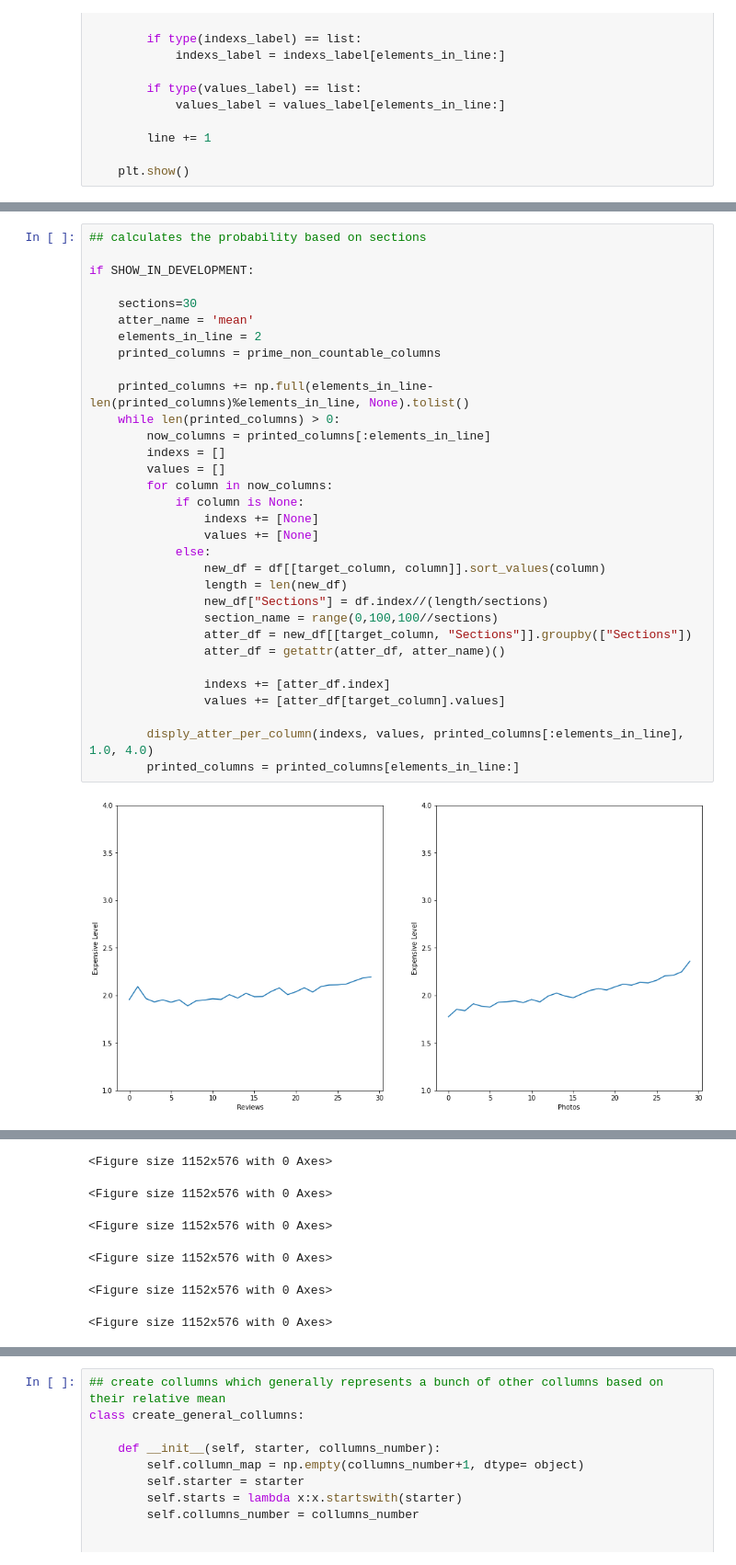
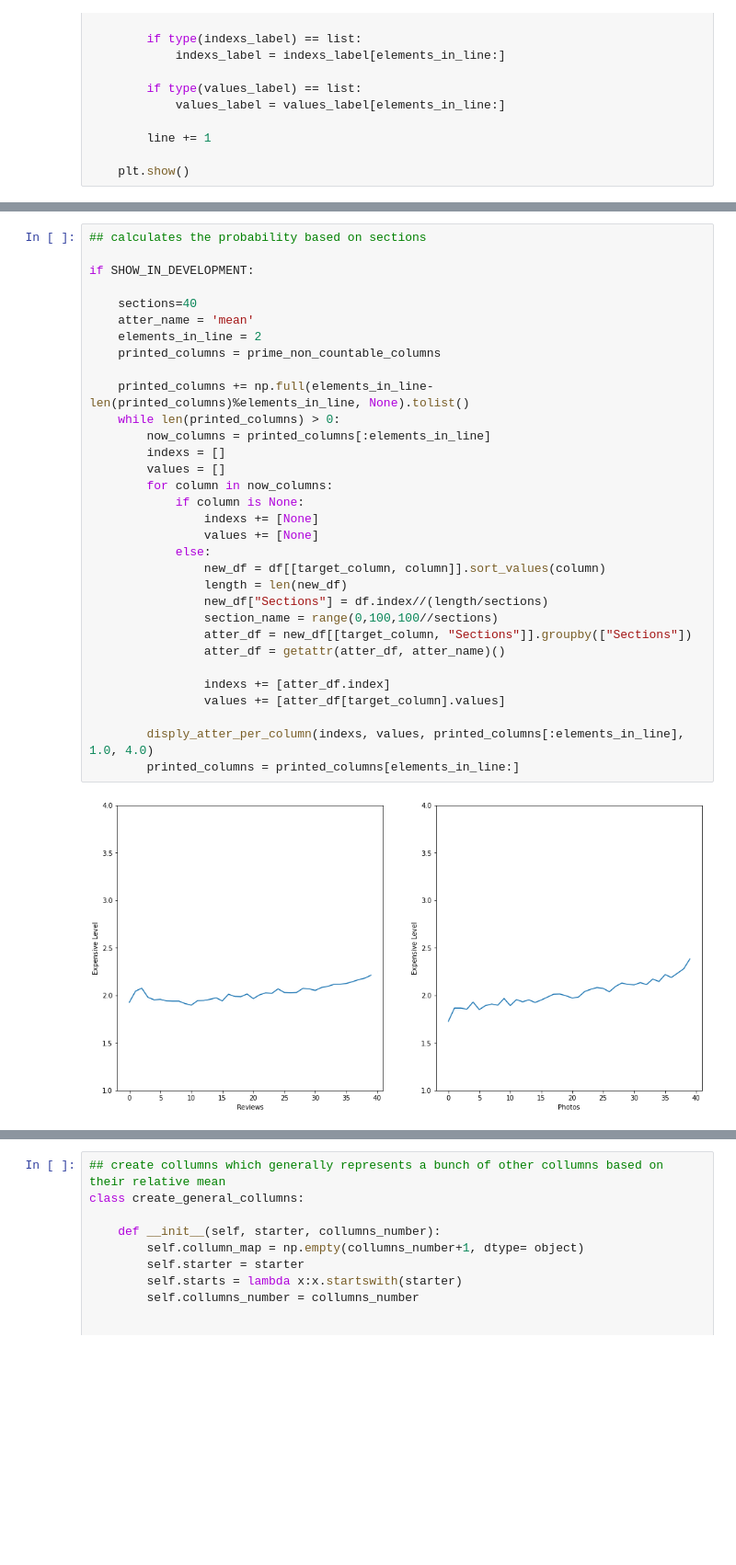
Before and after one commit to omer-priel/TheRootOfDataScience, a Jupyter notebook: notebooks/main_regression.ipynb, the cells around one changed output, grey strips where cells are left out. Shown at 92% size. Cells and saved outputs as stored; diff of their text form; blank space fills up the shorter version.

```diff
--- a/notebooks/main_regression.ipynb
+++ b/notebooks/main_regression.ipynb
@@ -247,32 +255,32 @@ if SHOW_IN_DEVELOPMENT:
 
 if SHOW_IN_DEVELOPMENT:
 
-    sections=30
+    sections=40
     atter_name = 'mean'
     elements_in_line = 2
     printed_columns = prime_non_countable_columns
 
     printed_columns += np.full(elements_in_line-len(printed_columns)%elements_in_line, None).tolist()
     while len(printed_columns) > 0:
         now_columns = printed_columns[:elements_in_line]
         indexs = []
         values = []
         for column in now_columns:
             if column is None:
                 indexs += [None]
                 values += [None]
             else:
                 new_df = df[[target_column, column]].sort_values(column)
                 length = len(new_df)
                 new_df["Sections"] = df.index//(length/sections)
                 section_name = range(0,100,100//sections)
                 atter_df = new_df[[target_column, "Sections"]].groupby(["Sections"])
                 atter_df = getattr(atter_df, atter_name)()
 
                 indexs += [atter_df.index]
                 values += [atter_df[target_column].values]
 
         disply_atter_per_column(indexs, values, printed_columns[:elements_in_line], 1.0, 4.0)
         printed_columns = printed_columns[elements_in_line:]
 # %% [output]
-[figure, old version]
+[figure, new version]
@@ -280,9 +288,3 @@ if SHOW_IN_DEVELOPMENT:
-<Figure size 1152x576 with 0 Axes>
-<Figure size 1152x576 with 0 Axes>
-<Figure size 1152x576 with 0 Axes>
-<Figure size 1152x576 with 0 Axes>
-<Figure size 1152x576 with 0 Axes>
-<Figure size 1152x576 with 0 Axes>
 # %%
 # Shows how much data we have for each value in each feature
 
```
Also changed, not shown: parts of 21 cells of this notebook.
